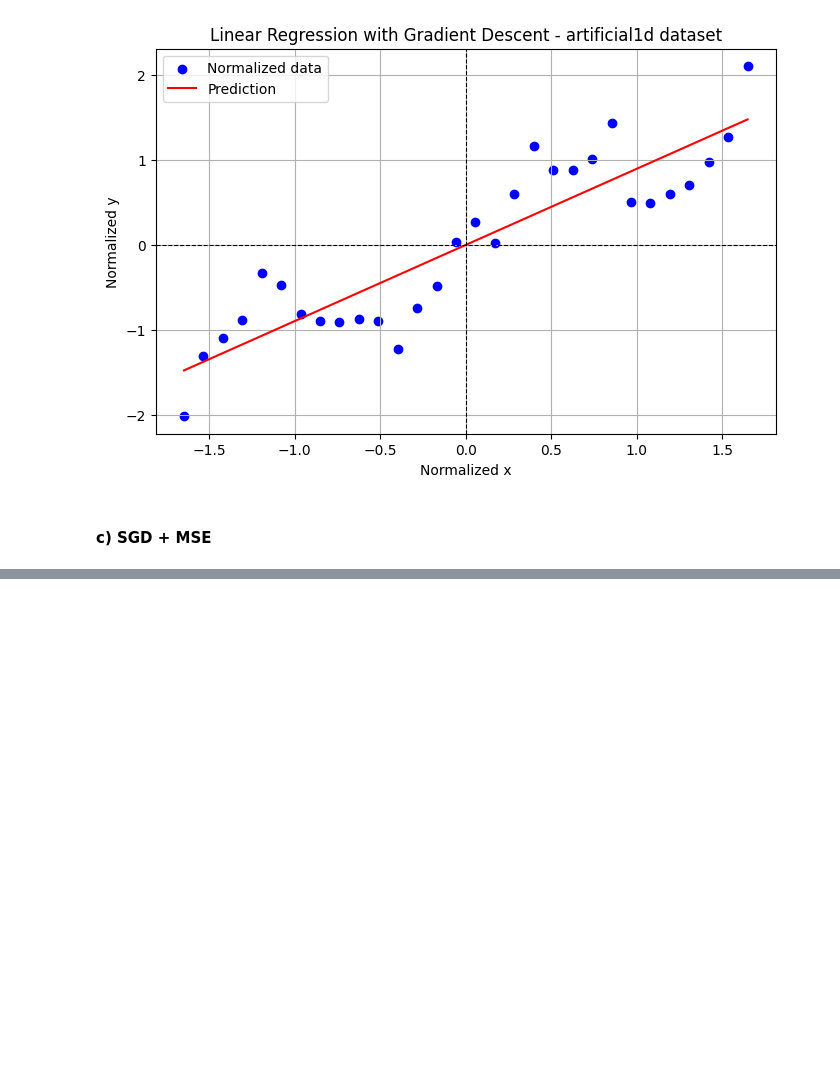
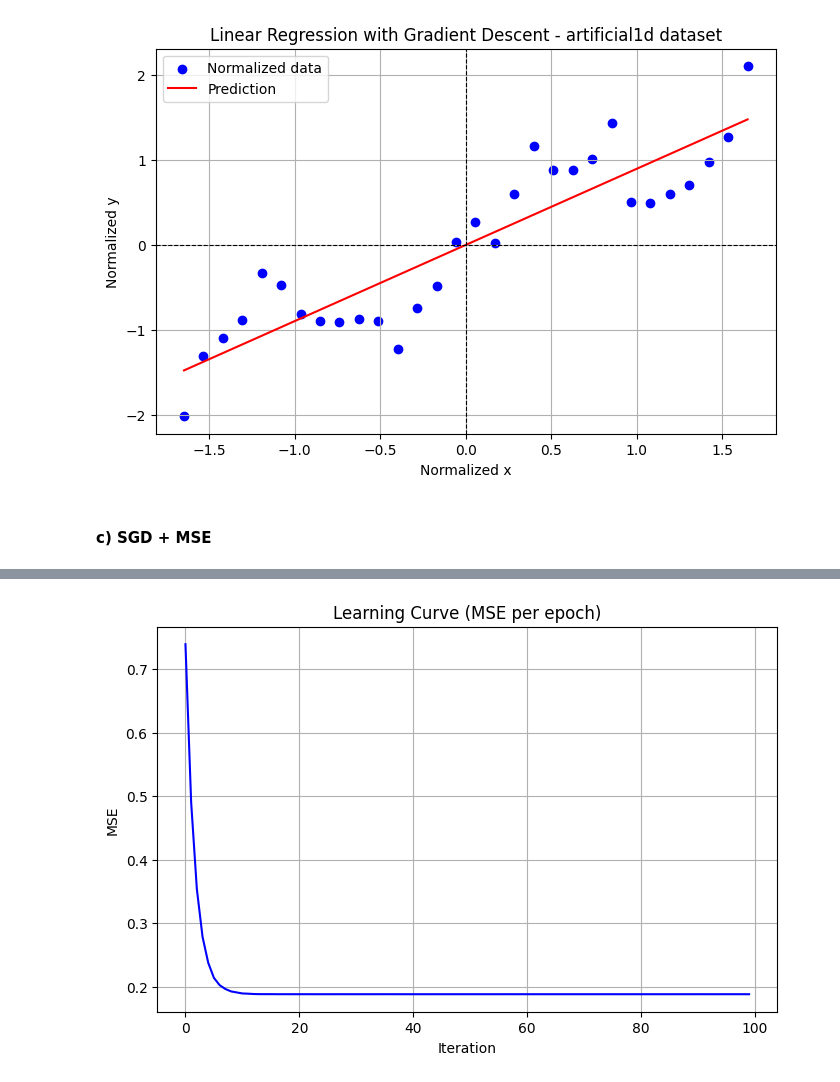
Before and after one commit to erikbayerlein/machine-learning, a Jupyter notebook: lists/L1/L1.ipynb, the cells around one changed output, grey strips where cells are left out. Saved outputs shown, nothing was run; the diff lists cells and outputs as text; code cells hidden in the pictures; blank space fills up the shorter version.

```diff
--- a/lists/L1/L1.ipynb
+++ b/lists/L1/L1.ipynb
@@ -211,3 +242,6 @@ plt.show()
 [figure]
 # %% [markdown]
 #### c) SGD + MSE
+# %%
+data = np.genfromtxt('../../datasets/artificial1d.csv', delimiter=',')
+data
@@ -213,0 +282,12 @@ plt.show()
+# %%
+normalized_data = zscore_norm(data)
+
+x = normalized_data[:, 0]
+y = normalized_data[:, 1]
+
+epochs = 100
+alpha = 0.01
+
+w_hist, mse_hist = stochastic_gradient_descent(x, y, epochs=epochs, alpha=alpha)
+print(f"MSE found: {mse_hist[-1]}")
+mse_hist
@@ -213,0 +316,10 @@ plt.show()
+# %%
+plt.figure(figsize=(8,5))
+plt.plot(mse_hist, color="blue")
+plt.title("Learning Curve (MSE per epoch)")
+plt.xlabel("Iteration")
+plt.ylabel("MSE")
+plt.grid(True)
+plt.show()
+# %% [output]
+[figure, added]
```
Also changed, not shown: parts of 9 cells of this notebook.
